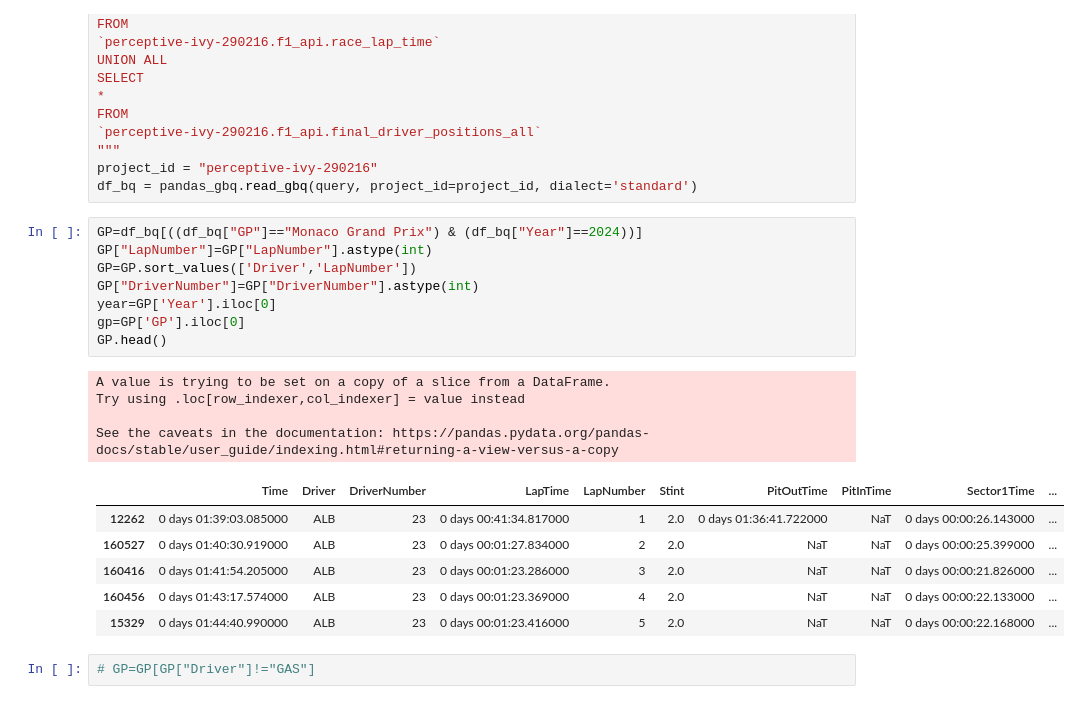
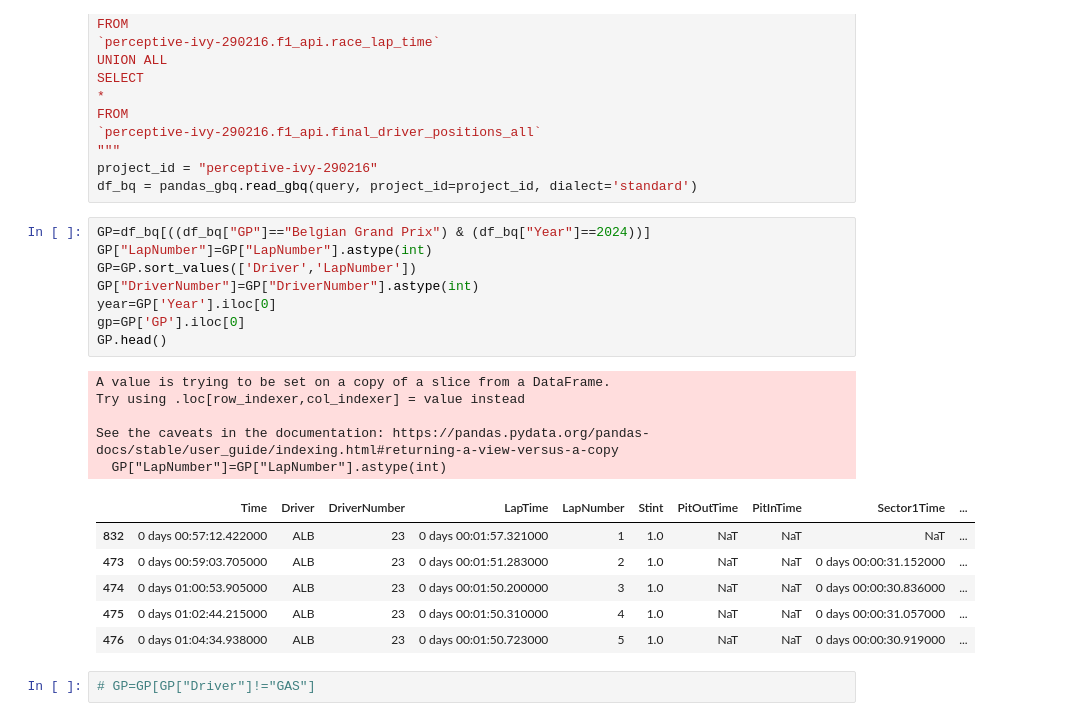
Before and after one commit to rhishabh723/analytics_scripts, a Jupyter notebook: F1_Scripts/Race/Race Position Ladder.ipynb, the cells around one changed output. Drawn from its saved outputs; the diff is of its cells as text.

```diff
--- a/F1_Scripts/Race/Race Position Ladder.ipynb
+++ b/F1_Scripts/Race/Race Position Ladder.ipynb
@@ -37,24 +37,25 @@ FROM
 project_id = "perceptive-ivy-290216"
 df_bq = pandas_gbq.read_gbq(query, project_id=project_id, dialect='standard')
 # %%
-GP=df_bq[((df_bq["GP"]=="Monaco Grand Prix") & (df_bq["Year"]==2024))]
+GP=df_bq[((df_bq["GP"]=="Belgian Grand Prix") & (df_bq["Year"]==2024))]
 GP["LapNumber"]=GP["LapNumber"].astype(int)
 GP=GP.sort_values(['Driver','LapNumber'])
 GP["DriverNumber"]=GP["DriverNumber"].astype(int)
 year=GP['Year'].iloc[0]
 gp=GP['GP'].iloc[0]
 GP.head()
 # %% [output]
 A value is trying to be set on a copy of a slice from a DataFrame.
 Try using .loc[row_indexer,col_indexer] = value instead
 
 See the caveats in the documentation: https://pandas.pydata.org/pandas-docs/stable/user_guide/indexing.html#returning-a-view-versus-a-copy
+  GP["LapNumber"]=GP["LapNumber"].astype(int)
 |  | Time | Driver | DriverNumber | LapTime | LapNumber | Stint | PitOutTime | PitInTime | Sector1Time | ... |
-| 12262 | 0 days 01:39:03.085000 | ALB | 23 | 0 days 00:41:34.817000 | 1 | 2.0 | 0 days 01:36:41.722000 | NaT | 0 days 00:00:26.143000 | ... |
-| 160527 | 0 days 01:40:30.919000 | ALB | 23 | 0 days 00:01:27.834000 | 2 | 2.0 | NaT | NaT | 0 days 00:00:25.399000 | ... |
-| 160416 | 0 days 01:41:54.205000 | ALB | 23 | 0 days 00:01:23.286000 | 3 | 2.0 | NaT | NaT | 0 days 00:00:21.826000 | ... |
-| 160456 | 0 days 01:43:17.574000 | ALB | 23 | 0 days 00:01:23.369000 | 4 | 2.0 | NaT | NaT | 0 days 00:00:22.133000 | ... |
-| 15329 | 0 days 01:44:40.990000 | ALB | 23 | 0 days 00:01:23.416000 | 5 | 2.0 | NaT | NaT | 0 days 00:00:22.168000 | ... |
+| 832 | 0 days 00:57:12.422000 | ALB | 23 | 0 days 00:01:57.321000 | 1 | 1.0 | NaT | NaT | NaT | ... |
+| 473 | 0 days 00:59:03.705000 | ALB | 23 | 0 days 00:01:51.283000 | 2 | 1.0 | NaT | NaT | 0 days 00:00:31.152000 | ... |
+| 474 | 0 days 01:00:53.905000 | ALB | 23 | 0 days 00:01:50.200000 | 3 | 1.0 | NaT | NaT | 0 days 00:00:30.836000 | ... |
+| 475 | 0 days 01:02:44.215000 | ALB | 23 | 0 days 00:01:50.310000 | 4 | 1.0 | NaT | NaT | 0 days 00:00:31.057000 | ... |
+| 476 | 0 days 01:04:34.938000 | ALB | 23 | 0 days 00:01:50.723000 | 5 | 1.0 | NaT | NaT | 0 days 00:00:30.919000 | ... |
 # %%
 # GP=GP[GP["Driver"]!="GAS"]
 # %%
```
Also changed, not shown: 22 other files.
